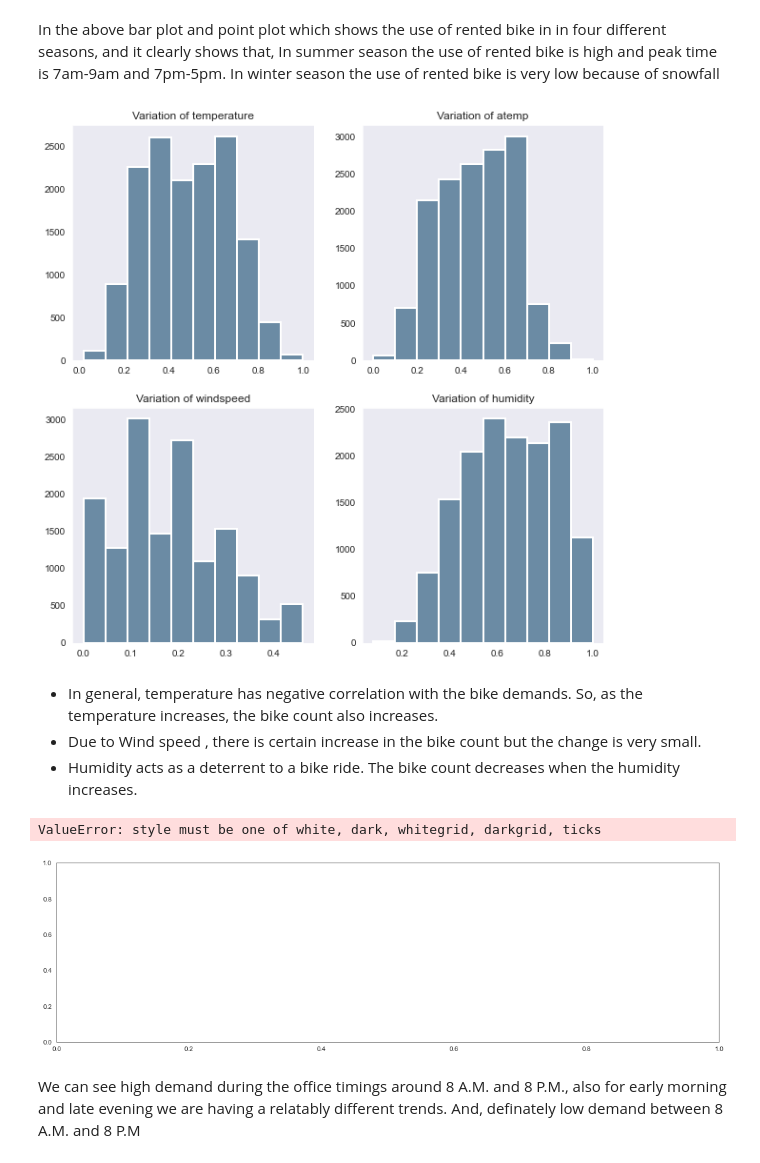
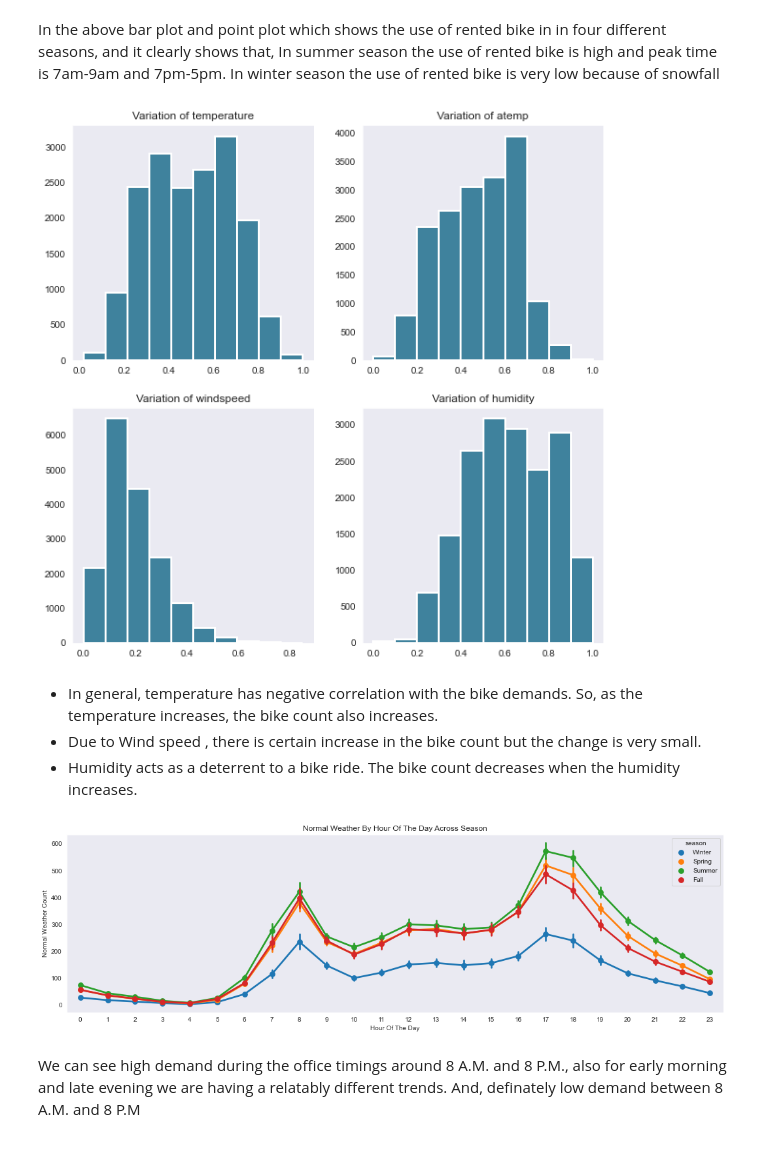
Before and after one commit to GhaidaaKh/Bike-sharing, a Jupyter notebook: Bike-sharing-regresion.ipynb, the cells around one changed output. Drawn from its saved outputs; the diff is of its cells as text; code cells hidden in the pictures.

```diff
--- a/Bike-sharing-regresion.ipynb
+++ b/Bike-sharing-regresion.ipynb
@@ -154,7 +124,6 @@ Q3 = df_trainEx.quantile(0.75)
 # %%
-IQR = Q3 - Q1
-df_trainEx =df_trainEx[~((df_trainEx < (Q1 - 1.5 * IQR)) |(df_trainEx > (Q3 + 1.5 * IQR))).any(axis=1)]
+#IQR = Q3 - Q1
+#df_trainEx =df_trainEx[~((df_trainEx < (Q1 - 1.5 * IQR)) |(df_trainEx > (Q3 + 1.5 * IQR))).any(axis=1)]
 # %%
-sns.set_palette("RdBu_r")
 boxplot = df_trainEx.boxplot(column=['windspeed','temperature','atemp'])
 # %% [output]
@@ -325,17 +288,17 @@ In winter season the use of rented bike is very low because of snowfall
 # %%
 df_trainEx.temperature.unique()
 fig,axes=plt.subplots(2,2)
-axes[0,0].hist(x="temperature",data=df_trainEx,linewidth=2,color='xkcd:gray blue')
+axes[0,0].hist(x="temperature",data=df_trainEx,linewidth=2,color='xkcd:dirty blue')
 axes[0,0].set_title("Variation of temperature")
-axes[0,1].hist(x="atemp",data=df_trainEx,linewidth=2,color='xkcd:gray blue')
+axes[0,1].hist(x="atemp",data=df_trainEx,linewidth=2,color='xkcd:dirty blue')
 axes[0,1].set_title("Variation of atemp")
-axes[1,0].hist(x="windspeed",data=df_trainEx,linewidth=2,color='xkcd:gray blue')
+axes[1,0].hist(x="windspeed",data=df_trainEx,linewidth=2,color='xkcd:dirty blue')
 axes[1,0].set_title("Variation of windspeed")
-axes[1,1].hist(x="humidity",data=df_trainEx,linewidth=2,color='xkcd:gray blue')
+axes[1,1].hist(x="humidity",data=df_trainEx,linewidth=2,color='xkcd:dirty blue')
 axes[1,1].set_title("Variation of humidity")
 fig.set_size_inches(10,10)
 # %% [output]
-[figure, old version]
+[figure, new version]
 # %% [markdown]
 - In general, temperature has negative correlation with the bike demands. So, as the temperature increases, the bike count also increases.
 - Due to Wind speed , there is certain increase in the bike count but the change is very small.
@@ -343,13 +306,12 @@ fig.set_size_inches(10,10)
 # %%
 fig, ax = plt.subplots(figsize=(18, 5))
 #seasons = ['spring', 'summer', 'fall', 'winter']
 #ax.set_xticklabels(seasons)
-sns.set_style("Accent")
+sns.set_style("dark")
 
 sns.pointplot(x=df_trainEx["hr"], y=df_trainEx["total_count"], hue=df_trainEx["season"], ax=ax)
 ax.set(xlabel='Hour Of The Day', ylabel='Normal Weather Count', title="Normal Weather By Hour Of The Day Across Season");
 # %% [output]
-ValueError: style must be one of white, dark, whitegrid, darkgrid, ticks
-[figure, old version]
+[figure, new version]
 # %% [markdown]
 We can see high demand during the office timings around 8 A.M. and 8 P.M., also for early morning and late evening we are having a relatably different trends. And, definately low demand between 8 A.M. and 8 P.M
```
Also changed, not shown: parts of 68 cells of this notebook.
